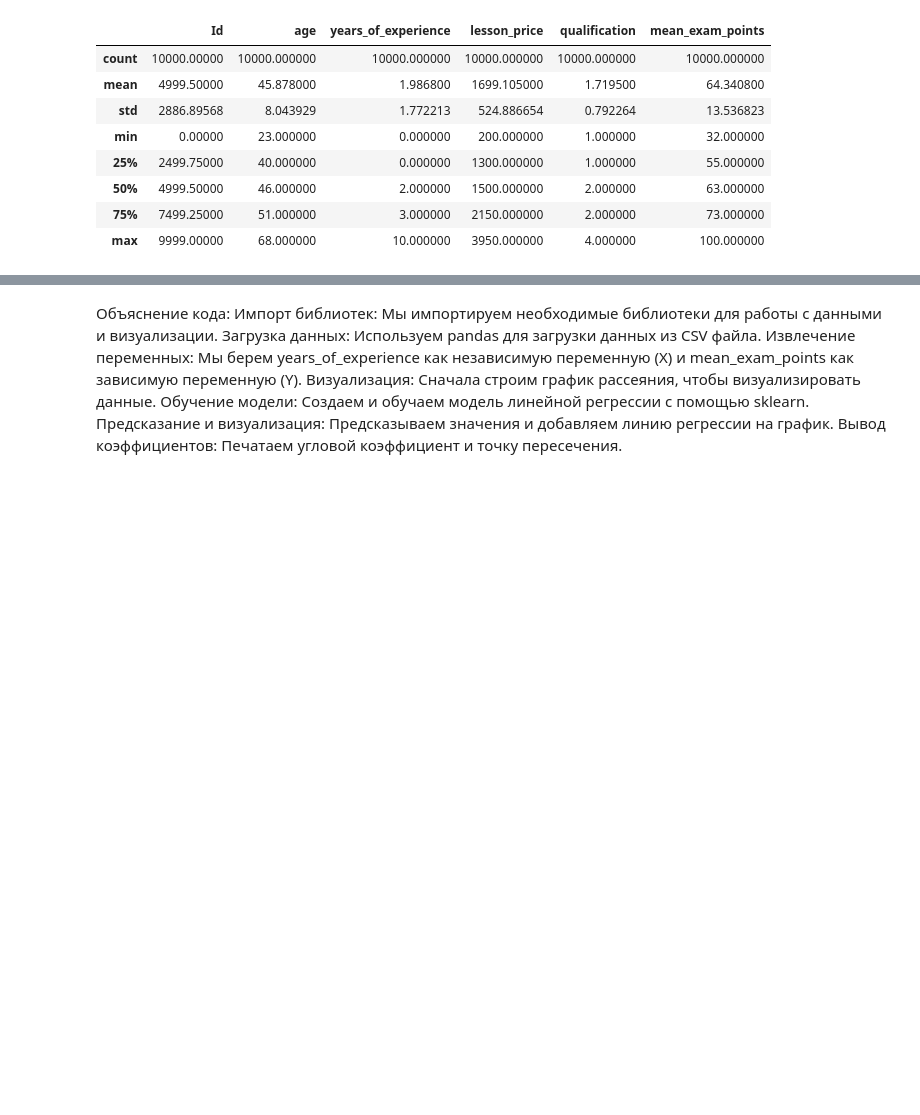
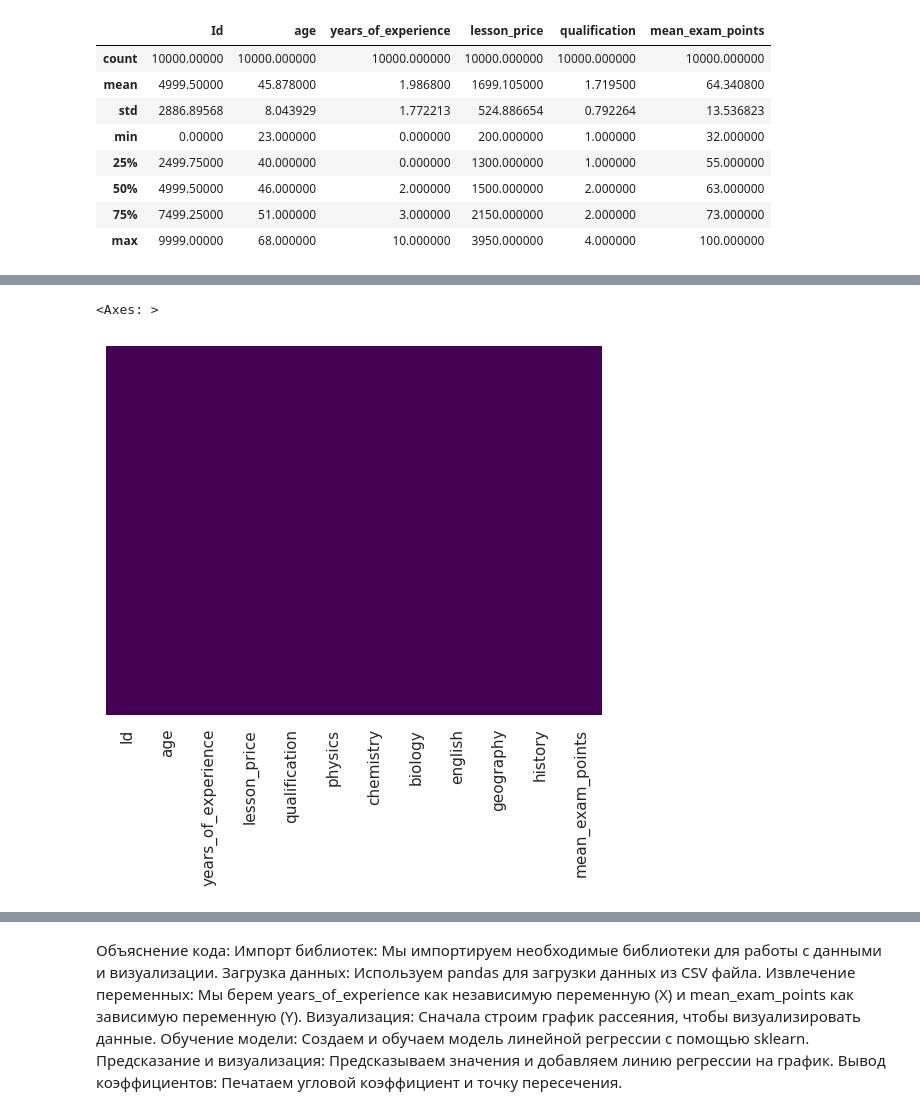
Before and after one commit to b221b/vis43, a Jupyter notebook: Машинное Обучение/Lab05_-_RegClassCluster/Lab05_homework.ipynb, the cells around one changed output, grey strips where cells are left out. Cells and saved outputs as stored; diff of their text form; code cells hidden in the pictures; blank space fills up the shorter version.

```diff
--- a/Машинное Обучение/Lab05_-_RegClassCluster/Lab05_homework.ipynb
+++ b/Машинное Обучение/Lab05_-_RegClassCluster/Lab05_homework.ipynb
@@ -435,0 +314,33 @@ mean_exam_points          0.01    -0.00              1.00
+# %%
+import pandas as pd
+import numpy as np
+
+# 1. Загрузка данных
+data = pd.read_csv('exam_регр.csv', sep=';')
+
+# 2. Обработка пропущенных значений
+# Заполнение пропусков средними значениями для числовых столбцов
+numeric_cols = data.select_dtypes(include=[np.number]).columns
+data[numeric_cols] = data[numeric_cols].fillna(data[numeric_cols].mean())
+
+# Заполнение пропусков модой для категориальных данных
+categorical_cols = data.select_dtypes(include=['object']).columns
+for column in categorical_cols:
+    data[column].fillna(data[column].mode()[0], inplace=True)
+
+# 3. Удаление дубликатов
+data.drop_duplicates(inplace=True)
+
+# 4. Предварительная обработка текстовых данных
+# Приведение строк к нижнему регистру
+for column in categorical_cols:
+    data[column] = data[column].str.lower().str.strip()
+
+# Удаление лишних пробелов
+data.replace(r'\s+', ' ', regex=True, inplace=True)
+
+# Удаление строк с пустыми значениями после обработки
+data.dropna(inplace=True)
+
+# 5. Вывод очищенного DataFrame
+print("Очищенный DataFrame:\n", data)
@@ -436,3 +464,10 @@ mean_exam_points          0.01    -0.00              1.00
+# %%
+#визуализация отсутствия значений
+import seaborn as sns
+sns.heatmap(data.isnull(),yticklabels=False,cbar=False,cmap='viridis')
+# %% [output]
+<Axes: >
+[figure, added]
 # %%
 # Импорт необходимых библиотек
 import pandas as pd
```
Also changed, not shown: parts of 7 cells of this notebook, 2 other files.
